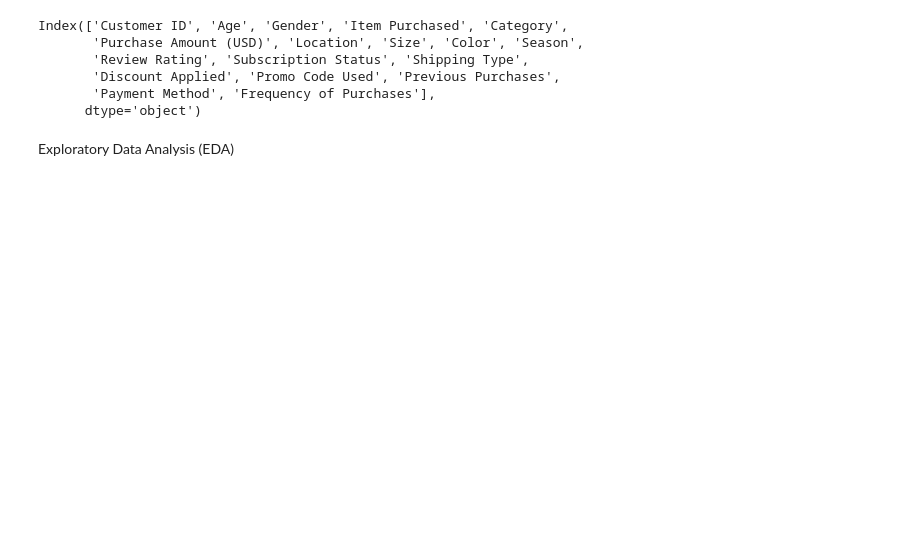
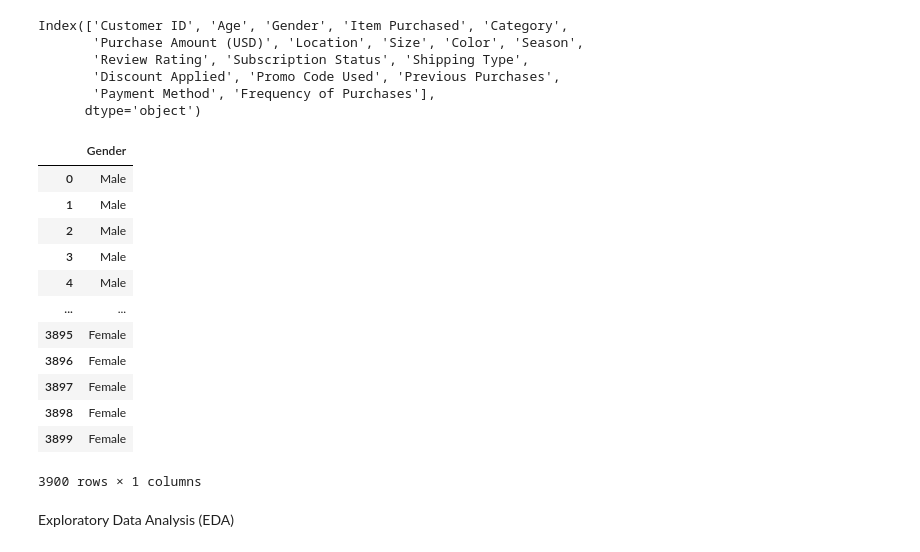
Before and after one commit to csbuan/DataScienceProjects, a Jupyter notebook: Kaggle-Practice-Projects-Trial/Consumer-Behavior-And-Shopping-Habits-Analysis/notebooks/analysis.ipynb, the cells around one changed output. Drawn from its saved outputs; the diff is of its cells as text; code cells hidden in the pictures; blank space fills up the shorter version.

```diff
--- a/Kaggle-Practice-Projects-Trial/Consumer-Behavior-And-Shopping-Habits-Analysis/notebooks/analysis.ipynb
+++ b/Kaggle-Practice-Projects-Trial/Consumer-Behavior-And-Shopping-Habits-Analysis/notebooks/analysis.ipynb
@@ -81,2 +98,18 @@ df_cat = ['Gender', 'Item Purchased', 'Category',
+# %%
+df[['Gender']]
+# %% [output]
+|  | Gender |
+| 0 | Male |
+| 1 | Male |
+| 2 | Male |
+| 3 | Male |
+| 4 | Male |
+| ... | ... |
+| 3895 | Female |
+| 3896 | Female |
+| 3897 | Female |
+| 3898 | Female |
+| 3899 | Female |
+3900 rows × 1 columns
 # %% [markdown]
 Exploratory Data Analysis (EDA)
```
Also changed, not shown: parts of 12 cells of this notebook.
